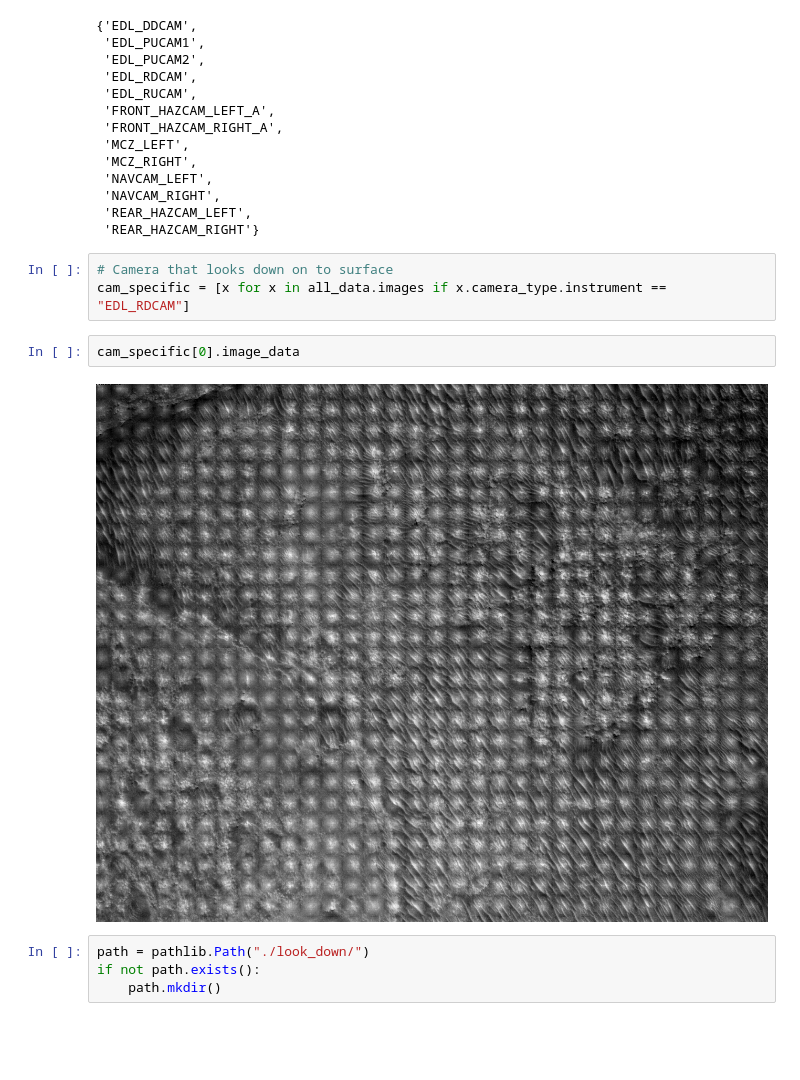
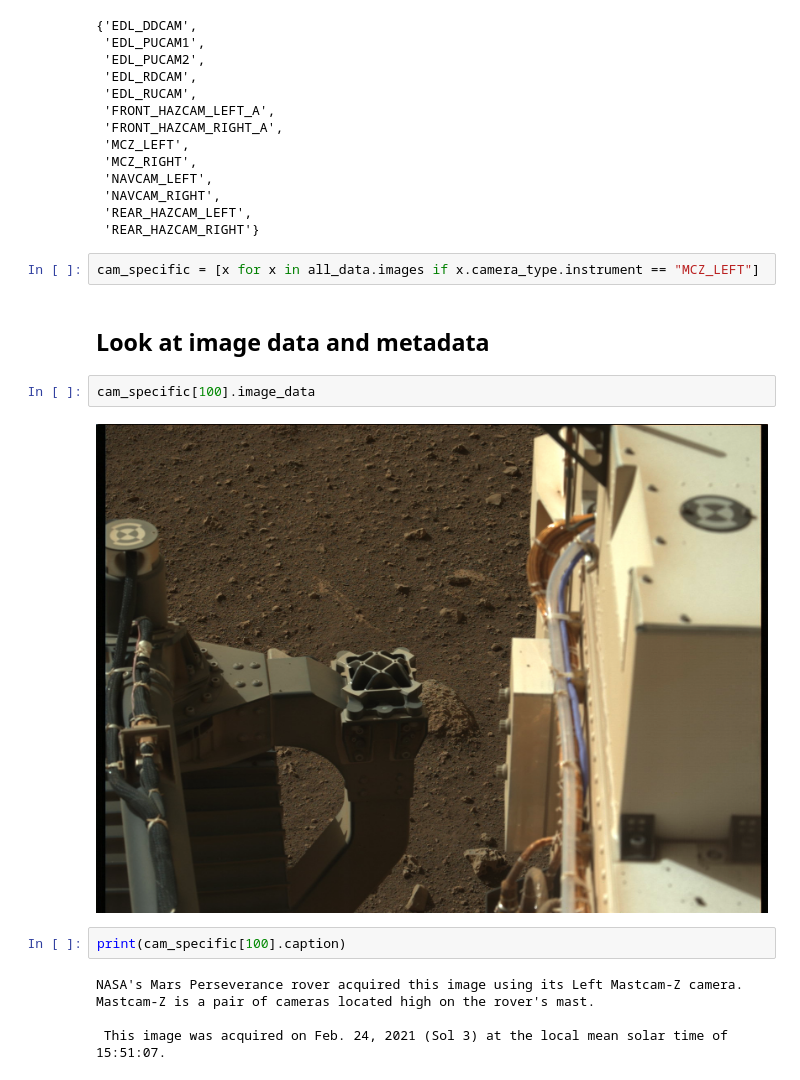
Before and after one commit to out-of-cheese-error/mars2020api, a Jupyter notebook: example.ipynb, the cells around one changed output. Cells and saved outputs as stored; diff of their text form; blank space fills up the shorter version.

```diff
--- a/example.ipynb
+++ b/example.ipynb
@@ -21,13 +24,16 @@ all_data.instrument_names
  'REAR_HAZCAM_LEFT',
  'REAR_HAZCAM_RIGHT'}
 # %%
-# Camera that looks down on to surface
-cam_specific = [x for x in all_data.images if x.camera_type.instrument == "EDL_RDCAM"]
+cam_specific = [x for x in all_data.images if x.camera_type.instrument == "MCZ_LEFT"]
+# %% [markdown]
+## Look at image data and metadata
 # %%
-cam_specific[0].image_data
+cam_specific[100].image_data
 # %% [output]
-[figure, old version]
+[figure, new version]
-# %%
-path = pathlib.Path("./look_down/")
-if not path.exists():
-    path.mkdir()
+# %%
+print(cam_specific[100].caption)
+# %% [output]
+NASA's Mars Perseverance rover acquired this image using its Left Mastcam-Z camera. Mastcam-Z is a pair of cameras located high on the rover's mast.
+
+ This image was acquired on Feb. 24, 2021 (Sol 3) at the local mean solar time of 15:51:07.
```
Also changed, not shown: parts of 9 cells of this notebook.
